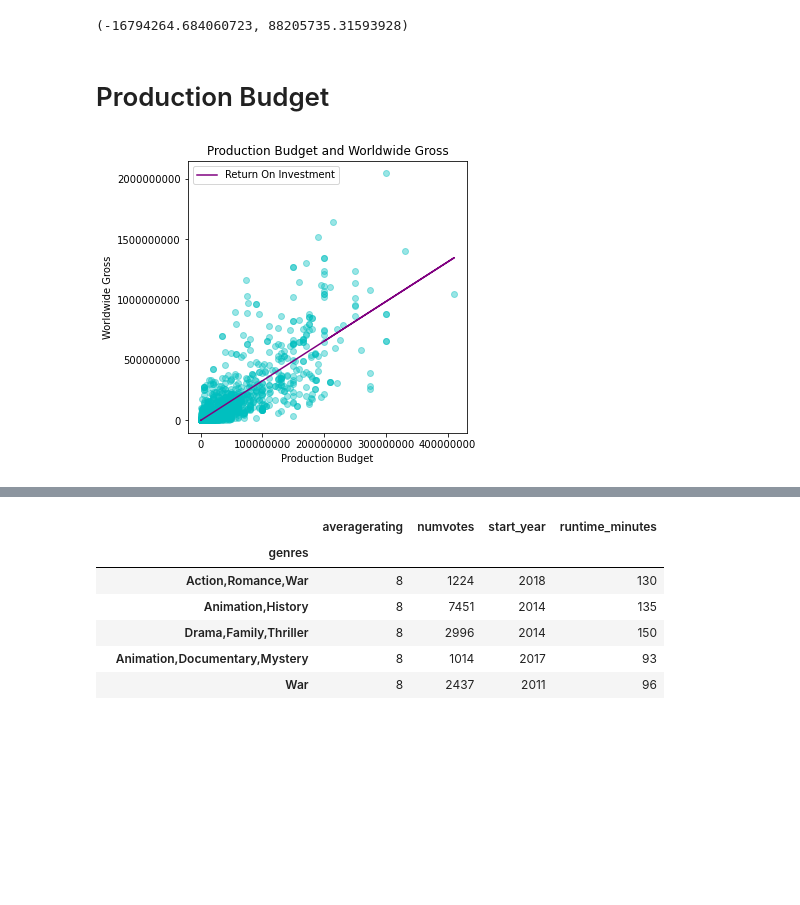
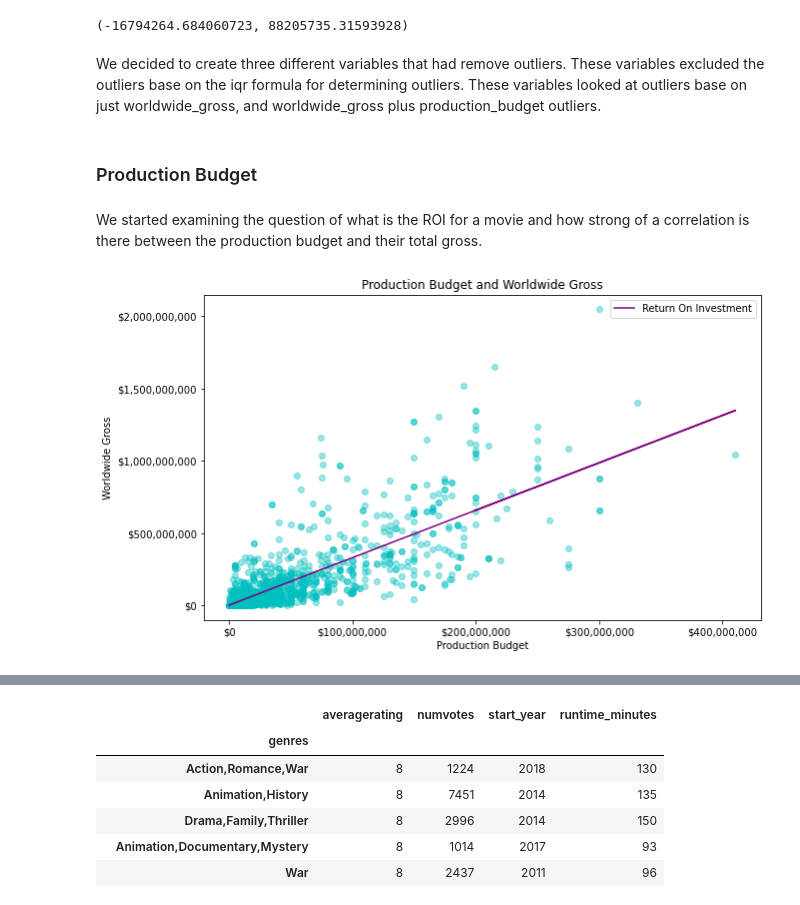
Before and after one commit to xiaohua-su/Film-Analysis, a Jupyter notebook: Analysis_of_Films.ipynb, the cells around one changed output, grey strips where cells are left out. Saved outputs shown, nothing was run; the diff lists cells and outputs as text; code cells hidden in the pictures; blank space fills up the shorter version.

Commit message:
Added Markdown, Fixed visualization and added images to images folder

```diff
--- a/Analysis_of_Films.ipynb
+++ b/Analysis_of_Films.ipynb
@@ -207,21 +249,29 @@ lower_limit_pb, upper_limit_pb
 (-16794264.684060723, 88205735.31593928)
 # %%
 movies_without_wwg_or_pb_outliers = movies_without_wwg_outliers[movies_without_wwg_outliers['production_budget']<upper_limit_pb]
+# %% [markdown]
+We decided to create three different variables that had remove outliers. These variables excluded the outliers base on the iqr formula for determining outliers. These variables looked at outliers base on just worldwide_gross, and worldwide_gross plus production_budget outliers.
 # %% [markdown]
-# Production Budget
+### Production Budget
+# %% [markdown]
+We started examining the question of what is the ROI for a movie and how strong of a correlation is there between the production budget and their total gross.
 # %%
-fig, ax = plt.subplots(figsize=(5,5))
+#graph of it with outliers included
+fig, ax = plt.subplots(figsize=(10,6))
 ax.ticklabel_format(style='plain')
 ax.scatter(clean_columns['production_budget'] , y = clean_columns['worldwide_gross'], alpha = .4, c="c");
 
 x=clean_columns['production_budget']
 y=clean_columns['worldwide_gross']
 m, b = np.polyfit(x,y,1)
 plt.plot(x, m*x + b, c="purple")
 plt.legend(['Return On Investment'])
 
 ax.set_title('Production Budget and Worldwide Gross')
 ax.set_xlabel('Production Budget')
-ax.set_ylabel('Worldwide Gross');
+ax.set_ylabel('Worldwide Gross')
+ax.yaxis.set_major_formatter(ticker.StrMethodFormatter('${x:,.0f}'))
+ax.xaxis.set_major_formatter(ticker.StrMethodFormatter('${x:,.0f}'))
+plt.savefig('./Untitled Folder/Production Budget and Worldwide Gross with outliers.png');
 # %% [output]
-[figure, old version]
+[figure, new version]
```
Also changed, not shown: parts of 67 cells of this notebook, 7 other files.
